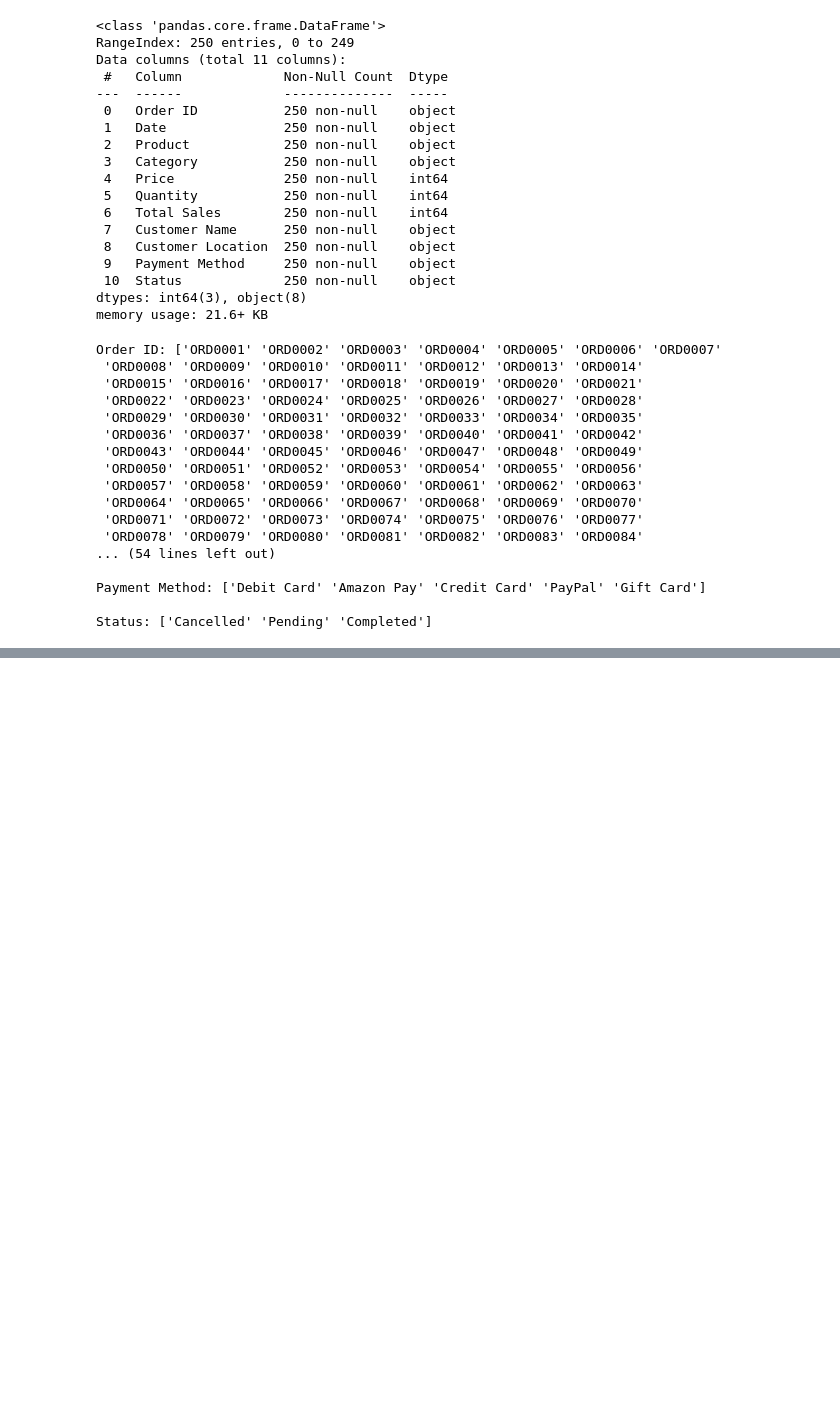
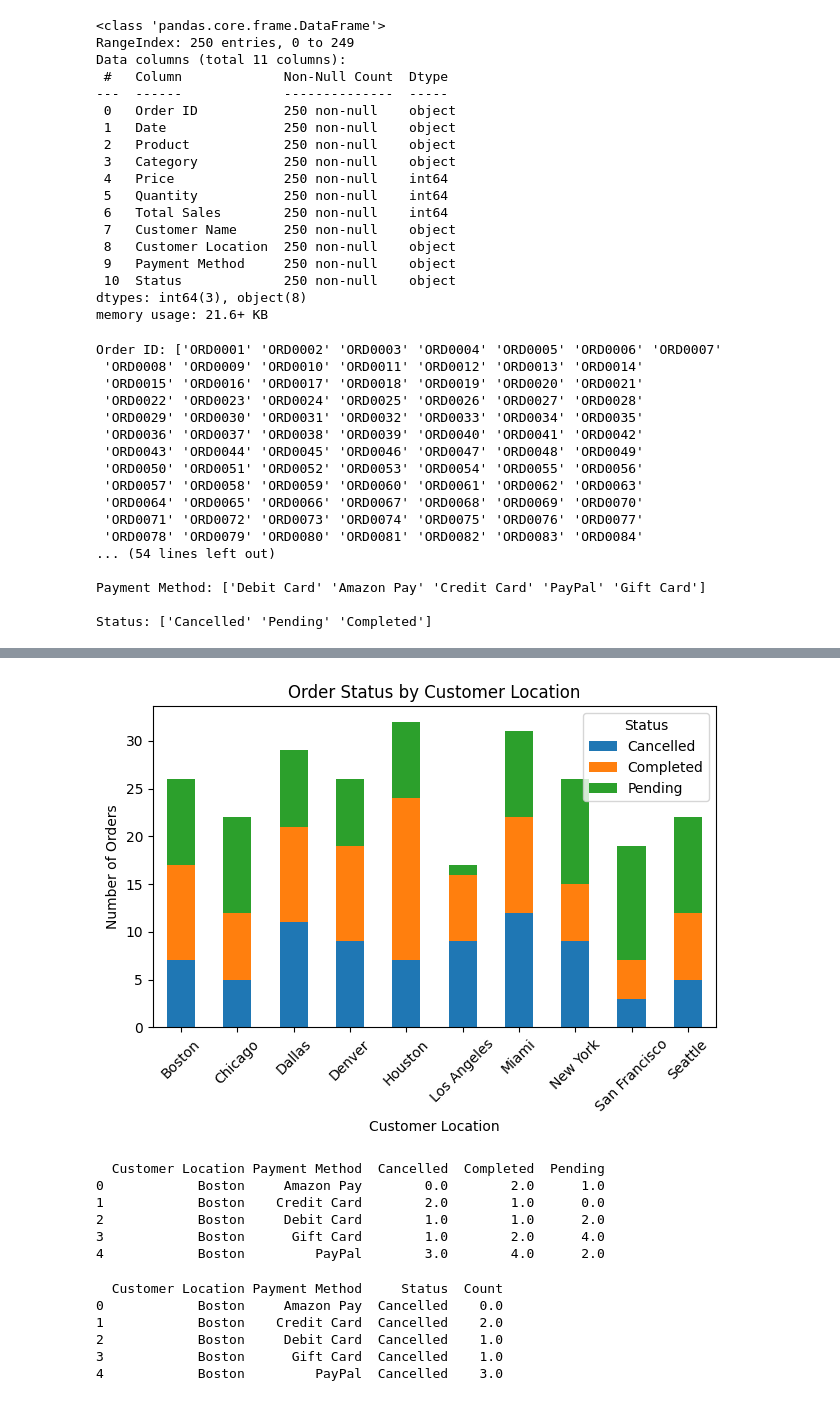
Before and after one commit to isg75/first_project, a Jupyter notebook: amazonsales.ipynb, the cells around one changed output, grey strips where cells are left out. Cells and saved outputs as stored; diff of their text form; code cells hidden in the pictures; blank space fills up the shorter version.

```diff
--- a/amazonsales.ipynb
+++ b/amazonsales.ipynb
@@ -64,0 +165,3 @@ Status: ['Cancelled' 'Pending' 'Completed']
+# %%
+location_vs_status = df.groupby(['Customer Location', 'Status']).size().unstack().fillna(0)
+print(location_vs_status)
@@ -64,0 +257,42 @@ Status: ['Cancelled' 'Pending' 'Completed']
+# %%
+# Plotting Customer Location vs Order Status
+location_vs_status.plot(kind='bar', stacked=True)
+
+plt.title('Order Status by Customer Location')
+plt.xlabel('Customer Location')
+plt.ylabel('Number of Orders')
+plt.legend(title='Status')
+plt.xticks(rotation=45)
+plt.tight_layout()
+plt.show()
+# %% [output]
+[figure, added]
+# %%
+# Convert triple_group to a DataFrame for easier plotting
+triple_df = triple_group.reset_index()
+
+# Rename columns
+triple_df.columns.name = None
+print(triple_df.head())
+# %% [output]
+  Customer Location Payment Method  Cancelled  Completed  Pending
+0            Boston     Amazon Pay        0.0        2.0      1.0
+1            Boston    Credit Card        2.0        1.0      0.0
+2            Boston     Debit Card        1.0        1.0      2.0
+3            Boston      Gift Card        1.0        2.0      4.0
+4            Boston         PayPal        3.0        4.0      2.0
+# %%
+# Melt dataframe supaya bisa dipakai di seaborn
+long_df = triple_df.melt(id_vars=['Customer Location', 'Payment Method'],
+                         value_vars=['Cancelled', 'Completed', 'Pending'],
+                         var_name='Status',
+                         value_name='Count')
+
+print(long_df.head())
+# %% [output]
+  Customer Location Payment Method     Status  Count
+0            Boston     Amazon Pay  Cancelled    0.0
+1            Boston    Credit Card  Cancelled    2.0
+2            Boston     Debit Card  Cancelled    1.0
+3            Boston      Gift Card  Cancelled    1.0
+4            Boston         PayPal  Cancelled    3.0
```
Also changed, not shown: parts of 14 cells of this notebook.
